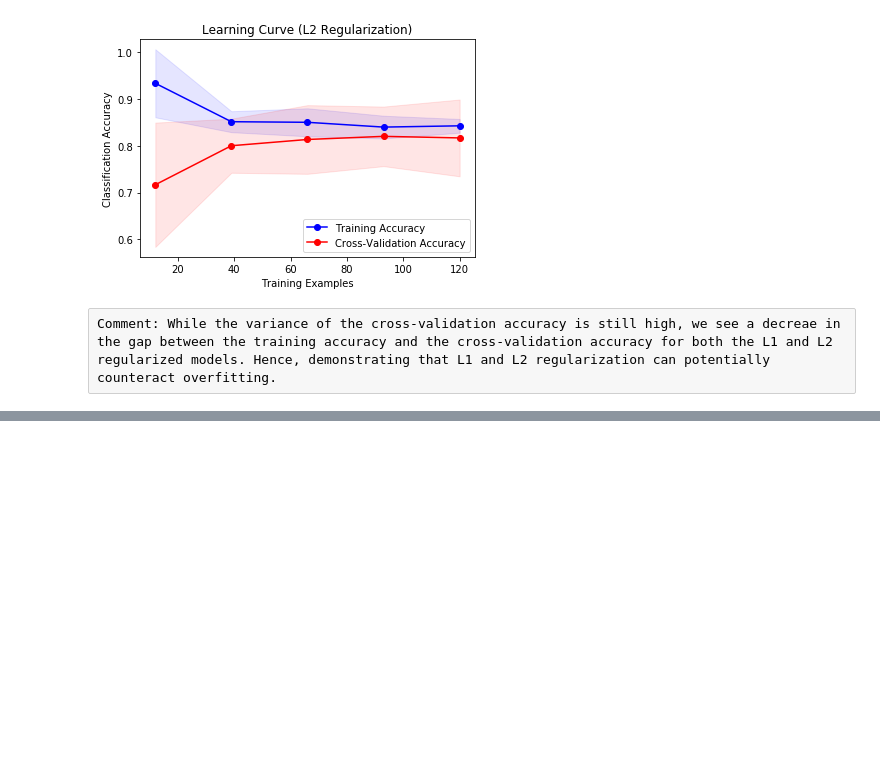
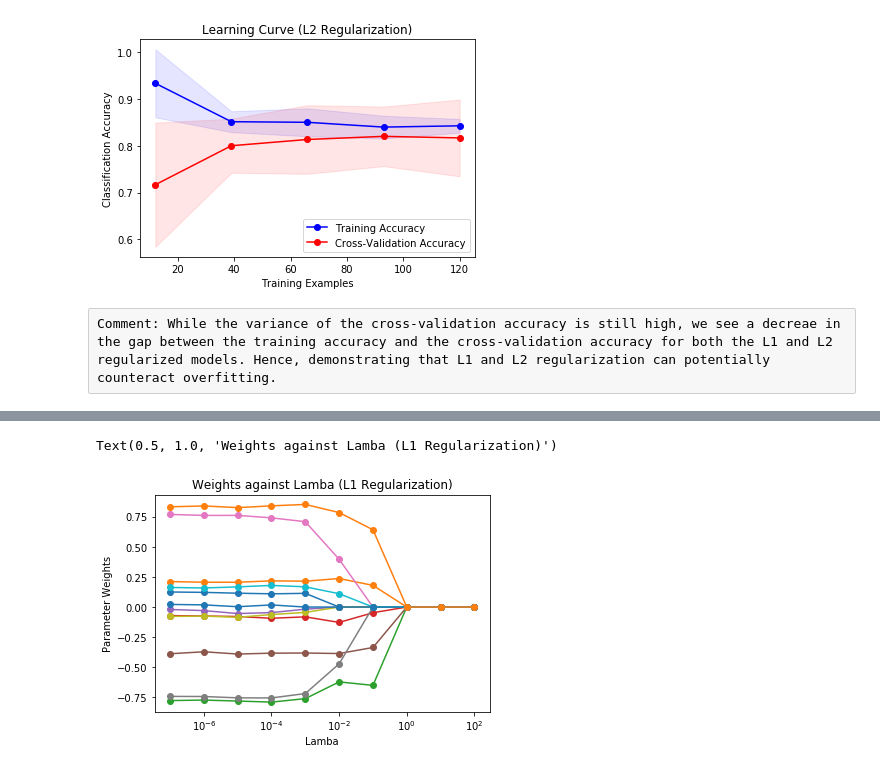
Before and after one commit to ycheng14799/MLProgrammingAssignmentWeek3, a Jupyter notebook: LinearClassifierVersion2.ipynb, the cells around one changed output, grey strips where cells are left out. Cells and saved outputs as stored; diff of their text form; code cells hidden in the pictures; blank space fills up the shorter version.

Commit message:
Weight curves generated. TODO: Investigate Huber Loss

```diff
--- a/LinearClassifierVersion2.ipynb
+++ b/LinearClassifierVersion2.ipynb
@@ -281,0 +276,19 @@ array([1.e-07, 1.e-06, 1.e-05, 1.e-04, 1.e-03, 1.e-02, 1.e-01, 1.e+00,
+# %%
+# Plotting the weights of the regularized models
+# lambas to test: alphas
+numWeights = 12
+weights = np.zeros((alphas.shape[0], numWeights))
+for i in range(0,alphas.shape[0]):
+    l1EstVaryAlph = SGDClassifier(loss="squared_loss", penalty="l1",\
+        max_iter=10000, shuffle=True, tol=None, learning_rate="constant",\
+        eta0=0.01, alpha=alphas[i])
+    l1EstVaryAlph.fit(scaledX, y)
+    weights[i,:]= l1EstVaryAlph.coef_.flatten()
+plt.figure()
+plt.semilogx(alphas, weights, '-o')
+plt.xlabel("Lamba")
+plt.ylabel("Parameter Weights")
+plt.title("Weights against Lamba (L1 Regularization)")
+# %% [output]
+Text(0.5, 1.0, 'Weights against Lamba (L1 Regularization)')
+[figure, added]
```
Also changed, not shown: parts of 1 cell of this notebook, 2 other files.
